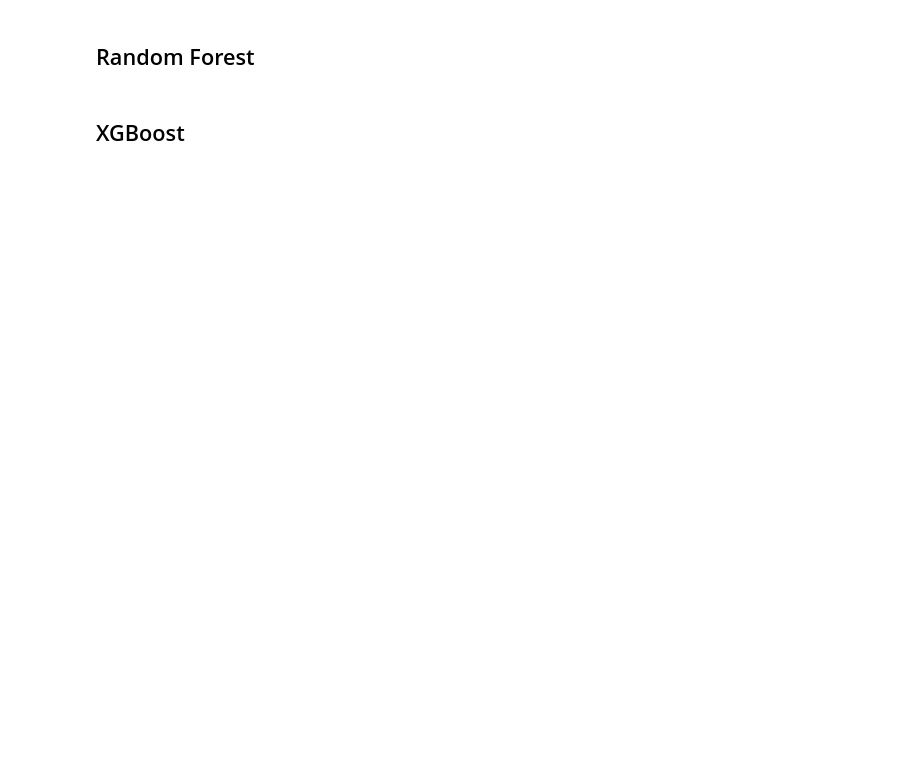
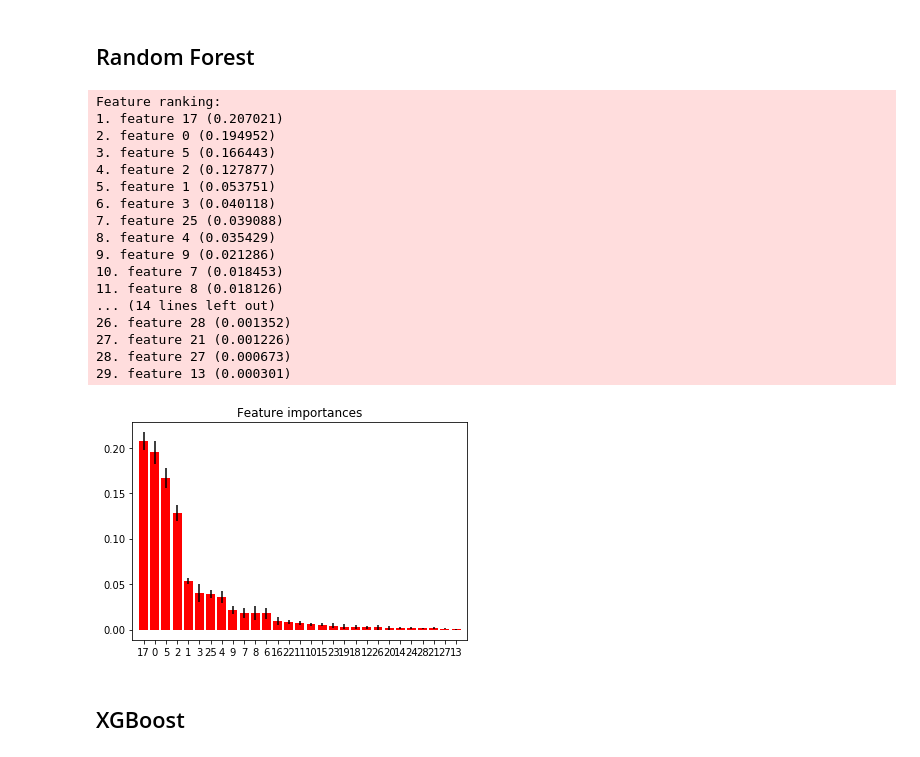
Before and after one commit to panbinwot/Thesis, a Jupyter notebook: Thesis_BinPan.ipynb, the cells around one changed output. Cells and saved outputs as stored; diff of their text form; code cells hidden in the pictures; blank space fills up the shorter version.

```diff
--- a/Thesis_BinPan.ipynb
+++ b/Thesis_BinPan.ipynb
@@ -141,4 +164,46 @@ Using TensorFlow backend.
 # %% [markdown]
 ## Random Forest
+# %%
+regressor = RandomForestRegressor(max_depth = 10, random_state=1)
+forest = regressor.fit(X_train, y_train)
+importances = forest.feature_importances_
+std = np.std([tree.feature_importances_ for tree in forest.estimators_],
+             axis=0)
+indices = np.argsort(importances)[::-1]
+n_features = X_train.shape[1]
+# n_features = 10
+# Print the feature ranking
+print("Feature ranking:")
+
+for f in range(n_features ):
+    print("%d. feature %d (%f)" % (f + 1, indices[f], importances[indices[f]]))
+
+# Plot the feature importances of the forest
+plt.figure()
+plt.title("Feature importances")
+plt.bar(range(n_features ), importances[indices],
+       color="r", yerr=std[indices], align="center")
+plt.xticks(range(n_features), indices)
+plt.xlim([-1, n_features])
+plt.show()
+# %% [output]
+Feature ranking:
+1. feature 17 (0.207021)
+2. feature 0 (0.194952)
+3. feature 5 (0.166443)
+4. feature 2 (0.127877)
+5. feature 1 (0.053751)
+6. feature 3 (0.040118)
+7. feature 25 (0.039088)
+8. feature 4 (0.035429)
+9. feature 9 (0.021286)
+10. feature 7 (0.018453)
+11. feature 8 (0.018126)
+... (14 lines left out)
+26. feature 28 (0.001352)
+27. feature 21 (0.001226)
+28. feature 27 (0.000673)
+29. feature 13 (0.000301)
+[figure, added]
 # %% [markdown]
 ## XGBoost
```
Also changed, not shown: parts of 8 cells of this notebook, 3 other files.
